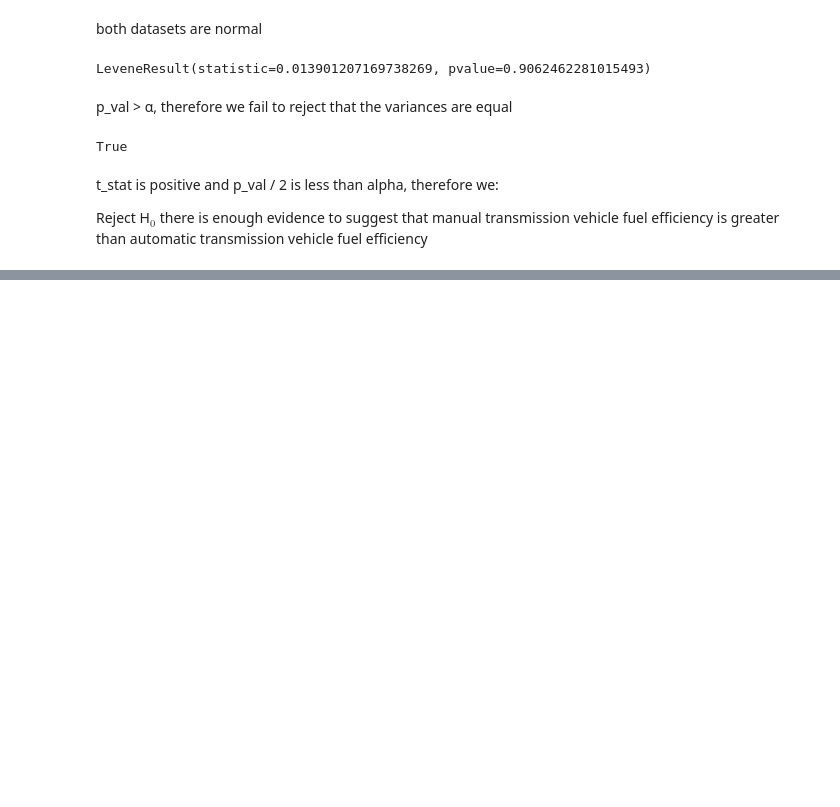
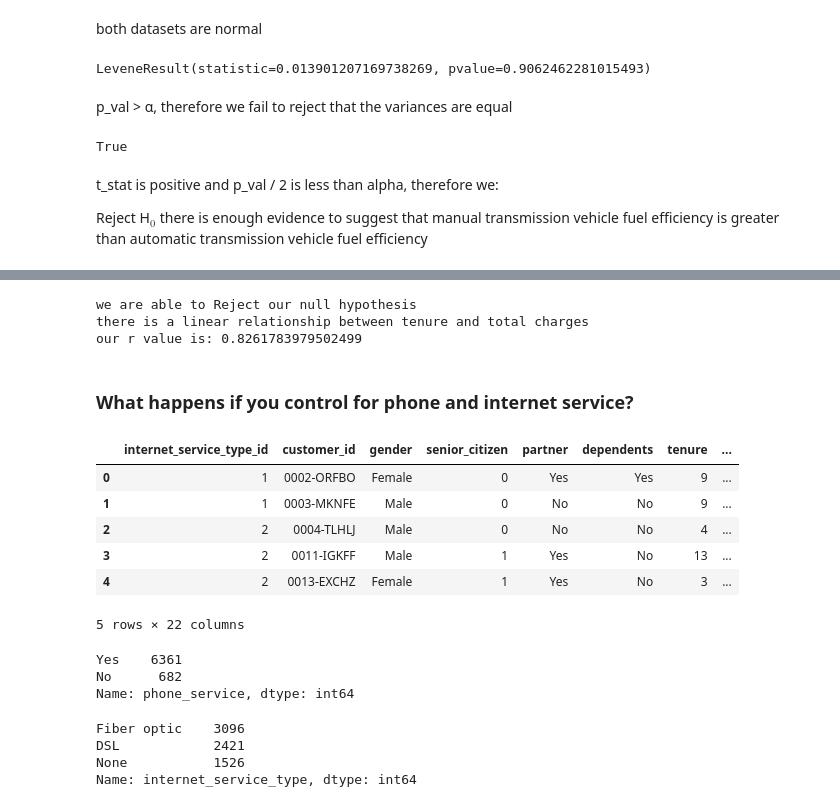
Before and after one commit to Adam-Harris87/statistics-exercises, a Jupyter notebook: hypothesis_testing.ipynb, the cells around one changed output, grey strips where cells are left out. Cells and saved outputs as stored; diff of their text form; code cells hidden in the pictures; blank space fills up the shorter version.

```diff
--- a/hypothesis_testing.ipynb
+++ b/hypothesis_testing.ipynb
@@ -330,0 +395,2 @@ Reject H$_0$ there is enough evidence to suggest that manual transmission vehicl
+# %%
+telco['total_charges'] = telco.total_charges.str.replace(' ','0').astype(float)
@@ -330,0 +449,36 @@ Reject H$_0$ there is enough evidence to suggest that manual transmission vehicl
+# %%
+if p < α:
+    print('we are able to Reject our null hypothesis')
+    print('there is a linear relationship between tenure and total charges')
+    print(f'our r value is: {r}')
+else:
+    print('we fail to reject our null hypothesis')
+# %% [output]
+we are able to Reject our null hypothesis
+there is a linear relationship between tenure and total charges
+our r value is: 0.8261783979502499
+# %% [markdown]
+### What happens if you control for phone and internet service?
+# %%
+telco.head()
+# %% [output]
+|  | internet_service_type_id | customer_id | gender | senior_citizen | partner | dependents | tenure | ... |
+| 0 | 1 | 0002-ORFBO | Female | 0 | Yes | Yes | 9 | ... |
+| 1 | 1 | 0003-MKNFE | Male | 0 | No | No | 9 | ... |
+| 2 | 2 | 0004-TLHLJ | Male | 0 | No | No | 4 | ... |
+| 3 | 2 | 0011-IGKFF | Male | 1 | Yes | No | 13 | ... |
+| 4 | 2 | 0013-EXCHZ | Female | 1 | Yes | No | 3 | ... |
+5 rows × 22 columns
+# %%
+telco.phone_service.value_counts()
+# %% [output]
+Yes    6361
+No      682
+Name: phone_service, dtype: int64
+# %%
+telco.internet_service_type.value_counts()
+# %% [output]
+Fiber optic    3096
+DSL            2421
+None           1526
+Name: internet_service_type, dtype: int64
```
Also changed, not shown: parts of 23 cells of this notebook, 1 other file.
